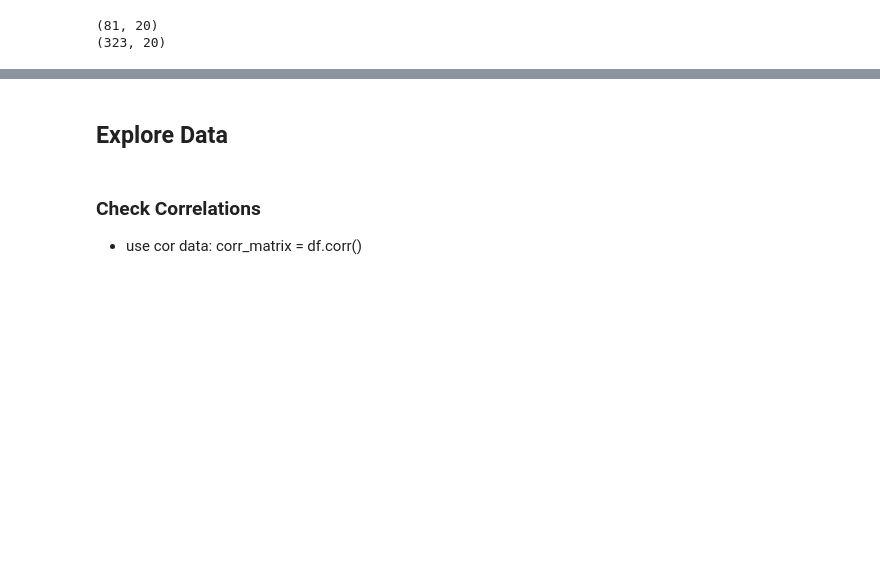
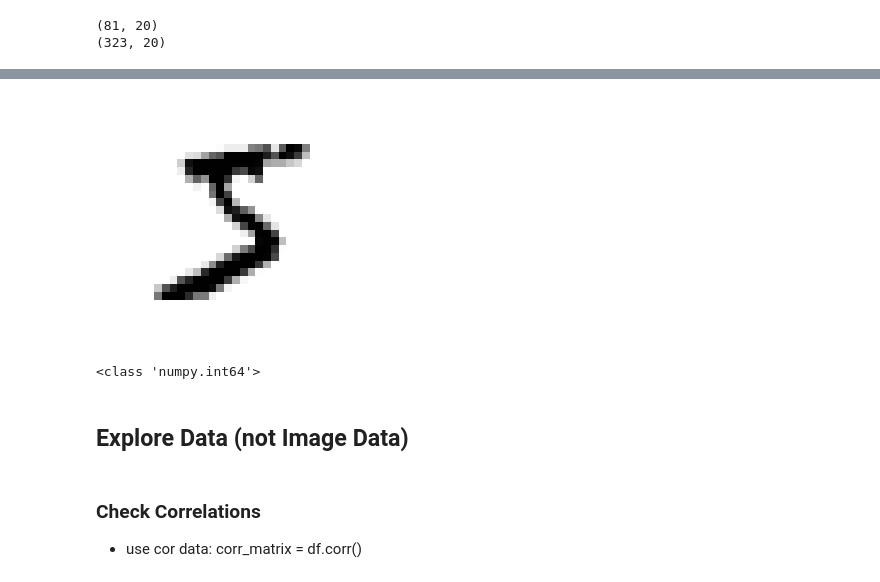
Before and after one commit to shunw/p_tools, a Jupyter notebook: machina_learn.ipynb, the cells around one changed output, grey strips where cells are left out. Cells and saved outputs as stored; diff of their text form; code cells hidden in the pictures; blank space fills up the shorter version.

```diff
--- a/machina_learn.ipynb
+++ b/machina_learn.ipynb
@@ -42,5 +70,24 @@ print (strat_train_set.shape)
+# %%
+# %matplotlib in line
+import gzip, pickle
+import matplotlib as mpl
+import matplotlib.pyplot as plt
+
+with gzip.open('../standford_ML/pytorch/data/mnist/mnist.pkl.gz', 'rb') as f:
+    (train_set, train_label), (valid_set, valid_label), (test_set, test_label) = pickle.load(f, encoding='latin1')
+
+some_digit = train_set[0]
+some_digit_image = some_digit.reshape(28, 28)
+
+plt.imshow(some_digit_image, cmap = 'binary')
+plt.axis('off')
+plt.show()
+print (train_label[0])
+# %% [output]
+[figure, added]
+<class 'numpy.int64'>
 # %% [markdown]
-## Explore Data
+## Explore Data (not Image Data)
 # %% [markdown]
 ### Check Correlations
 
```
Also changed, not shown: parts of 5 cells of this notebook.
